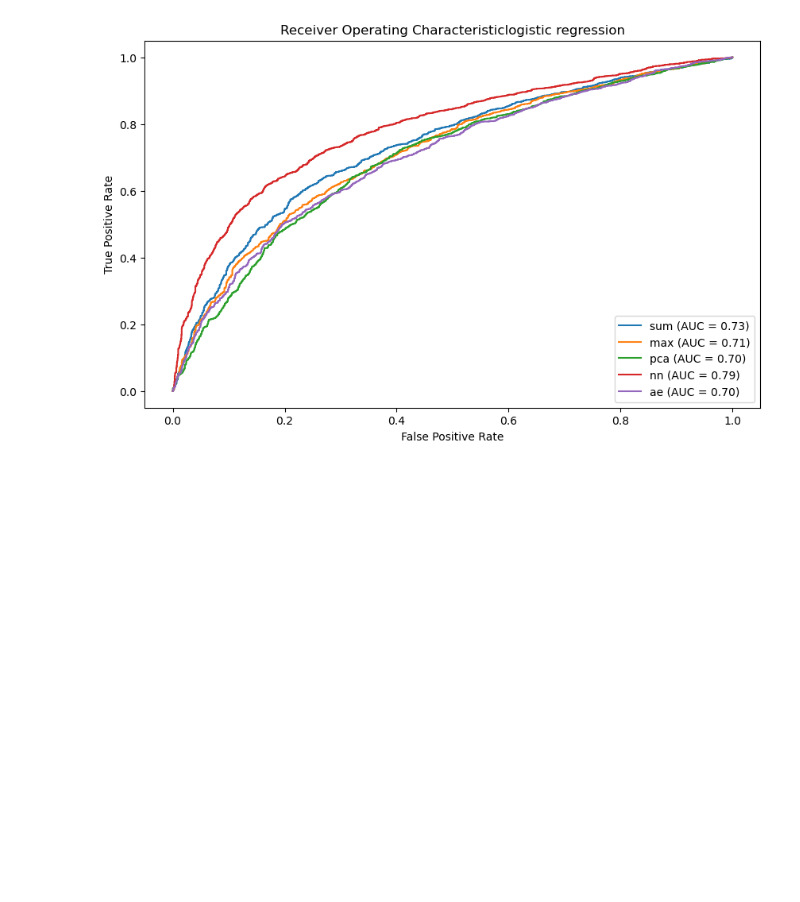
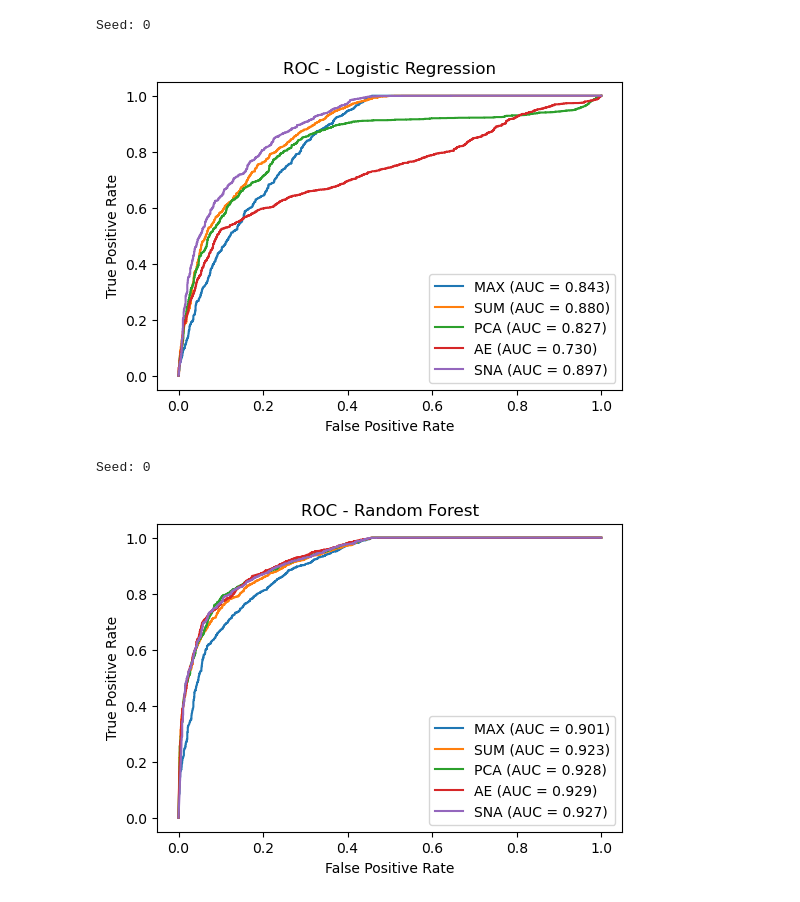
Before and after one commit to yangmeng96/sna, a Jupyter notebook: roc_graph.ipynb, the cells around one changed output. Saved outputs shown, nothing was run; the diff lists cells and outputs as text; code cells hidden in the pictures; blank space fills up the shorter version.

```diff
--- a/roc_graph.ipynb
+++ b/roc_graph.ipynb
@@ -4,9 +35,14 @@ import pandas as pd
 # %%
-Y_scores = pd.read_csv("data/scores.csv")
-Y_true = pd.read_csv("data/true.csv")
-Y_scores = Y_scores.values.tolist()
-Y_true = Y_true.values.tolist()
-method = ["sum","max","pca","nn","ae"]
-ROC(Y_true, Y_scores, method, LR = True)
+for clf in ["LR", "RF"]:
+    for seed in range(1):
+        Y_scores = pd.read_csv(f'data/{clf}_scores_{seed}.csv')
+        Y_true = pd.read_csv(f'data/{clf}_true_{seed}.csv')
+        Y_scores = Y_scores.values.tolist()
+        Y_true = Y_true.values.tolist()
+        method = ["MAX","SUM","PCA","AE","SNA"]
+        ROC(Y_true, Y_scores, method, clf, seed)
 # %% [output]
+Seed: 0
-[figure, old version]
+[figure, new version]
+Seed: 0
+[figure, added]
```
Also changed, not shown: parts of 2 cells of this notebook, 7 other files.
